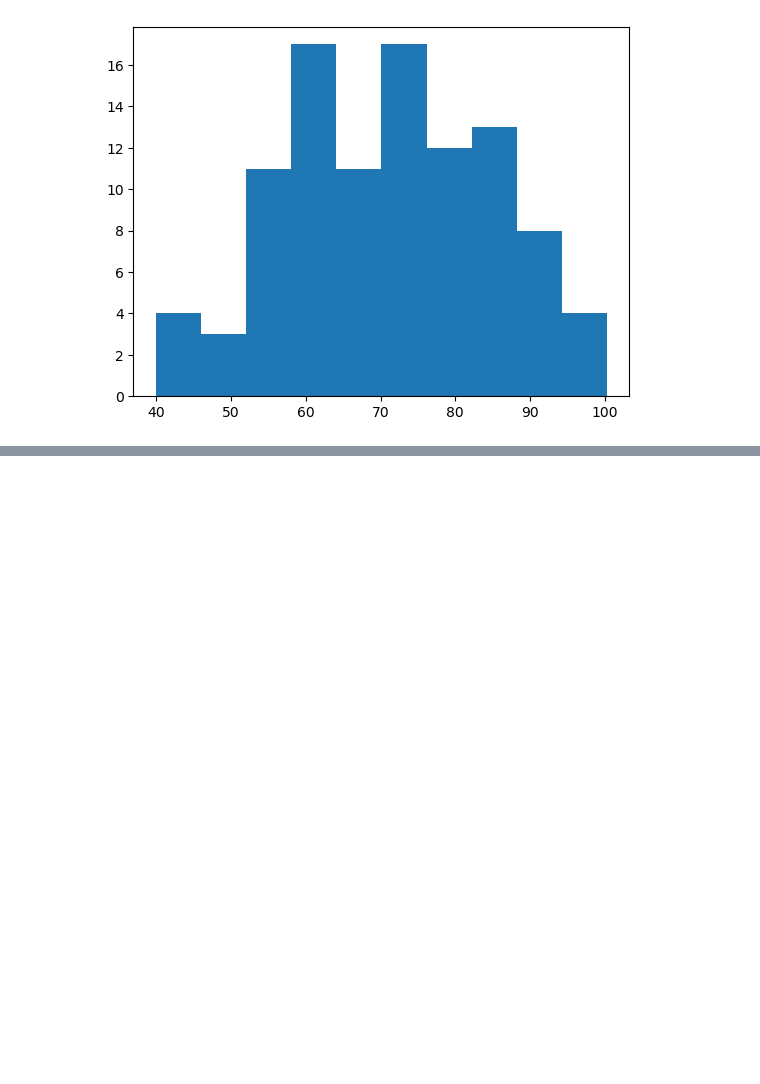
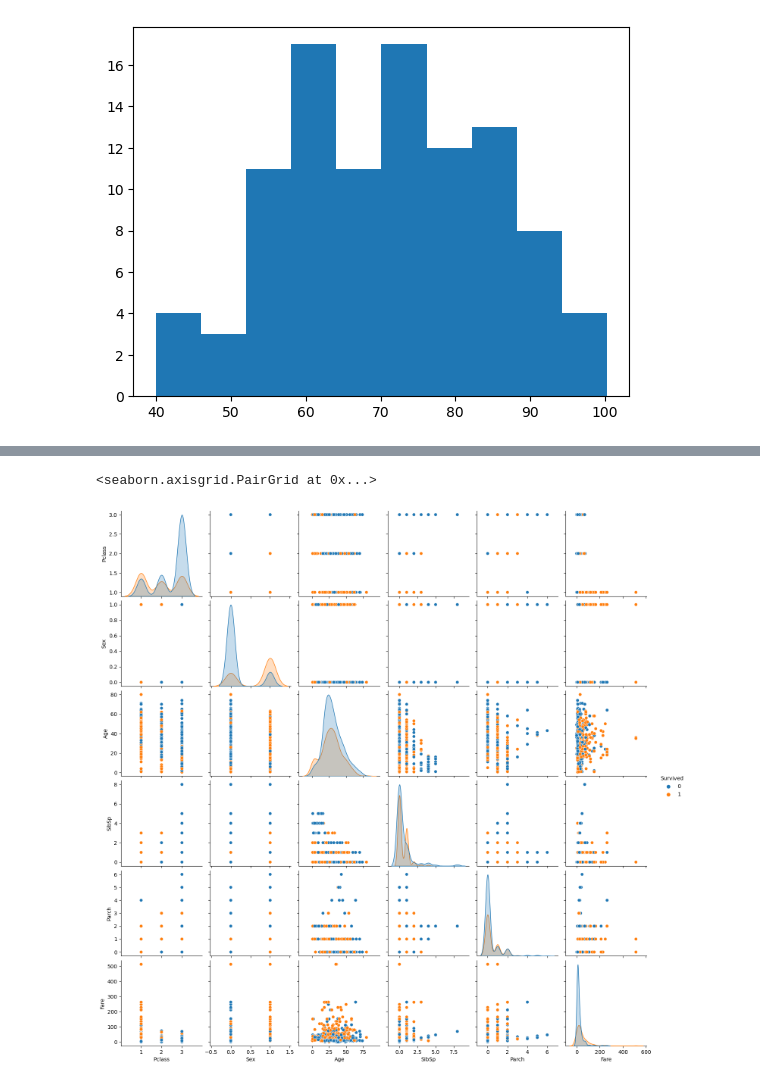
Before and after one commit to kyorin-phys/joho, a Jupyter notebook: p6.ipynb, the cells around one changed output, grey strips where cells are left out. Drawn from its saved outputs; the diff is of its cells as text; code cells hidden in the pictures; blank space fills up the shorter version.

```diff
--- a/p6.ipynb
+++ b/p6.ipynb
@@ -71,0 +111,5 @@ plt.hist(weight_data)
+# %%
+sns.pairplot(df,hue='Survived')
+# %% [output]
+<seaborn.axisgrid.PairGrid at 0x...>
+[figure, added]
```
Also changed, not shown: parts of 4 cells of this notebook, 3 other files.
